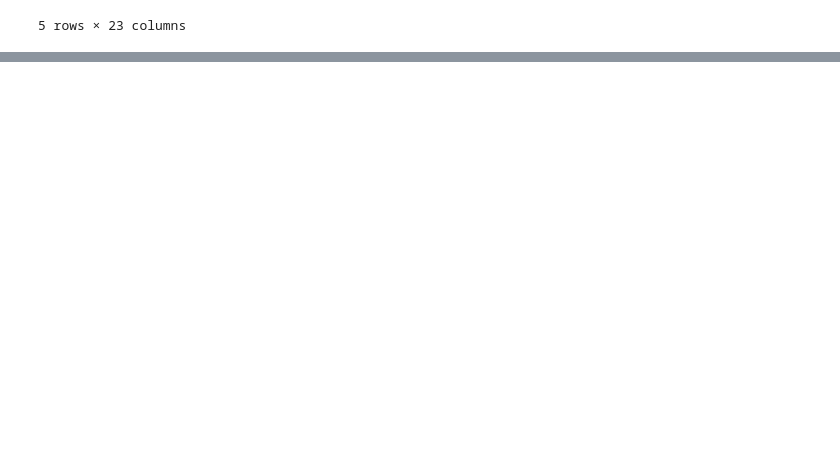
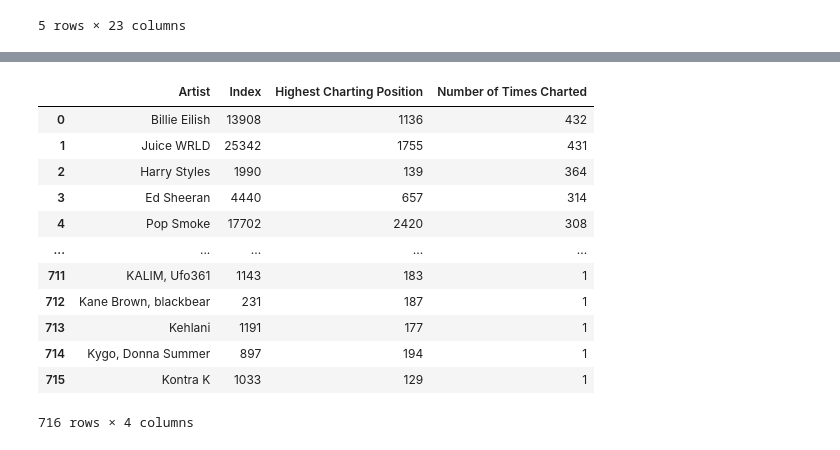
Before and after one commit to shrish-01/PAS_Spotify, a Jupyter notebook: Spotify.ipynb, the cells around one changed output, grey strips where cells are left out. Drawn from its saved outputs; the diff is of its cells as text; code cells hidden in the pictures; blank space fills up the shorter version.

```diff
--- a/Spotify.ipynb
+++ b/Spotify.ipynb
@@ -27,0 +48,20 @@ df.head()
+# %%
+#number of times charted by artist
+
+df_numbercharted=df.groupby('Artist').sum().sort_values('Number of Times Charted', ascending=False)
+df_numbercharted=df_numbercharted.reset_index()
+df_numbercharted
+# %% [output]
+|  | Artist | Index | Highest Charting Position | Number of Times Charted |
+| 0 | Billie Eilish | 13908 | 1136 | 432 |
+| 1 | Juice WRLD | 25342 | 1755 | 431 |
+| 2 | Harry Styles | 1990 | 139 | 364 |
+| 3 | Ed Sheeran | 4440 | 657 | 314 |
+| 4 | Pop Smoke | 17702 | 2420 | 308 |
+| ... | ... | ... | ... | ... |
+| 711 | KALIM, Ufo361 | 1143 | 183 | 1 |
+| 712 | Kane Brown, blackbear | 231 | 187 | 1 |
+| 713 | Kehlani | 1191 | 177 | 1 |
+| 714 | Kygo, Donna Summer | 897 | 194 | 1 |
+| 715 | Kontra K | 1033 | 129 | 1 |
+716 rows × 4 columns
```
Also changed, not shown: parts of 12 cells of this notebook.
